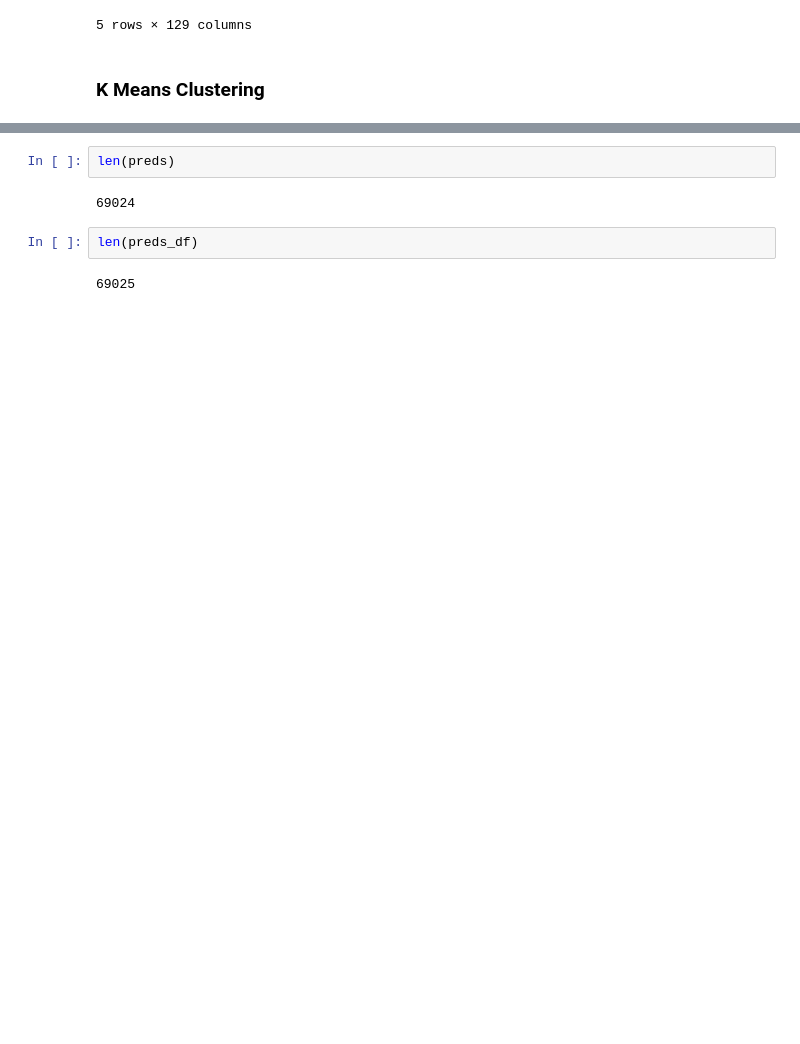
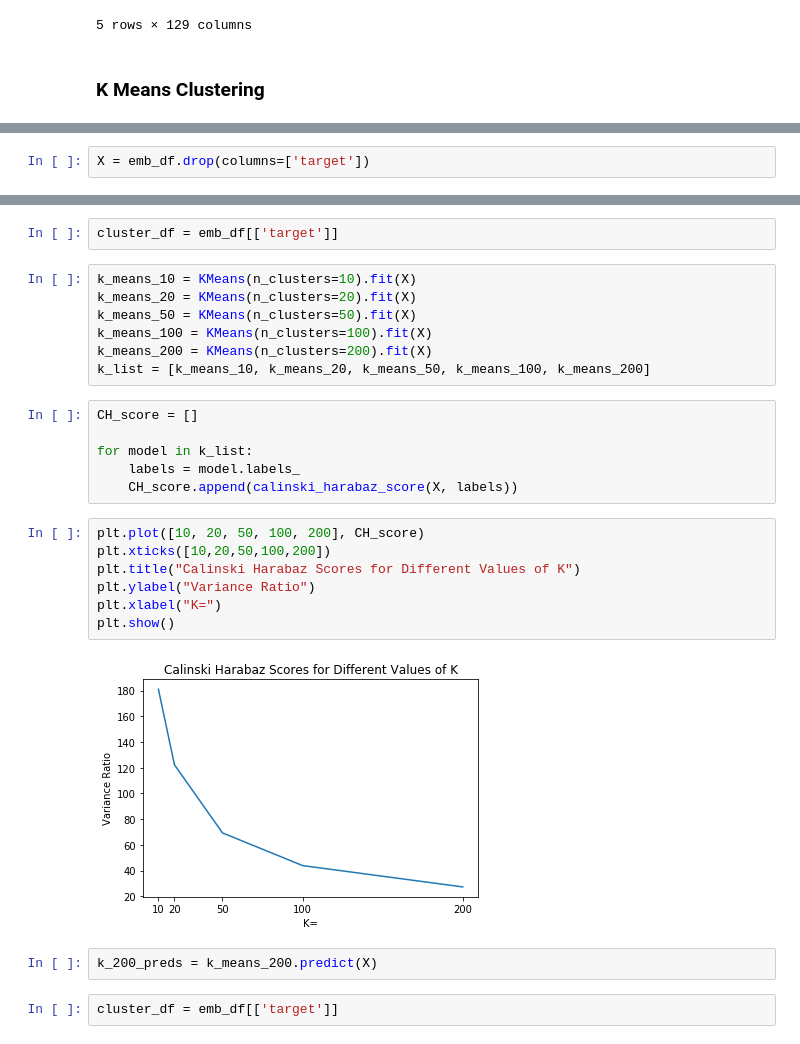
Before and after one commit to briansrebrenik/Final_Project, a Jupyter notebook: twitter_network_eda.ipynb, the cells around one changed output, grey strips where cells are left out. Saved outputs shown, nothing was run; the diff lists cells and outputs as text; blank space fills up the shorter version.

```diff
--- a/twitter_network_eda.ipynb
+++ b/twitter_network_eda.ipynb
@@ -216 +199,3 @@ preds = k_means.predict(emb_df[:-1])
+# %%
+X = emb_df.drop(columns=['target'])
 # %%
@@ -218,8 +203,28 @@ preds_df = emb_df[['target']]
-# %%
-len(preds)
-# %% [output]
-69024
-# %%
-len(preds_df)
-# %% [output]
-69025
+# %%
+cluster_df = emb_df[['target']]
+# %%
+k_means_10 = KMeans(n_clusters=10).fit(X)
+k_means_20 = KMeans(n_clusters=20).fit(X)
+k_means_50 = KMeans(n_clusters=50).fit(X)
+k_means_100 = KMeans(n_clusters=100).fit(X)
+k_means_200 = KMeans(n_clusters=200).fit(X)
+k_list = [k_means_10, k_means_20, k_means_50, k_means_100, k_means_200]
+# %%
+CH_score = []
+
+for model in k_list:
+    labels = model.labels_
+    CH_score.append(calinski_harabaz_score(X, labels))
+# %%
+plt.plot([10, 20, 50, 100, 200], CH_score)
+plt.xticks([10,20,50,100,200])
+plt.title("Calinski Harabaz Scores for Different Values of K")
+plt.ylabel("Variance Ratio")
+plt.xlabel("K=")
+plt.show()
+# %% [output]
+[figure, added]
+# %%
+k_200_preds = k_means_200.predict(X)
+# %%
+cluster_df = emb_df[['target']]
```
Also changed, not shown: parts of 18 cells of this notebook, 1 other file.
